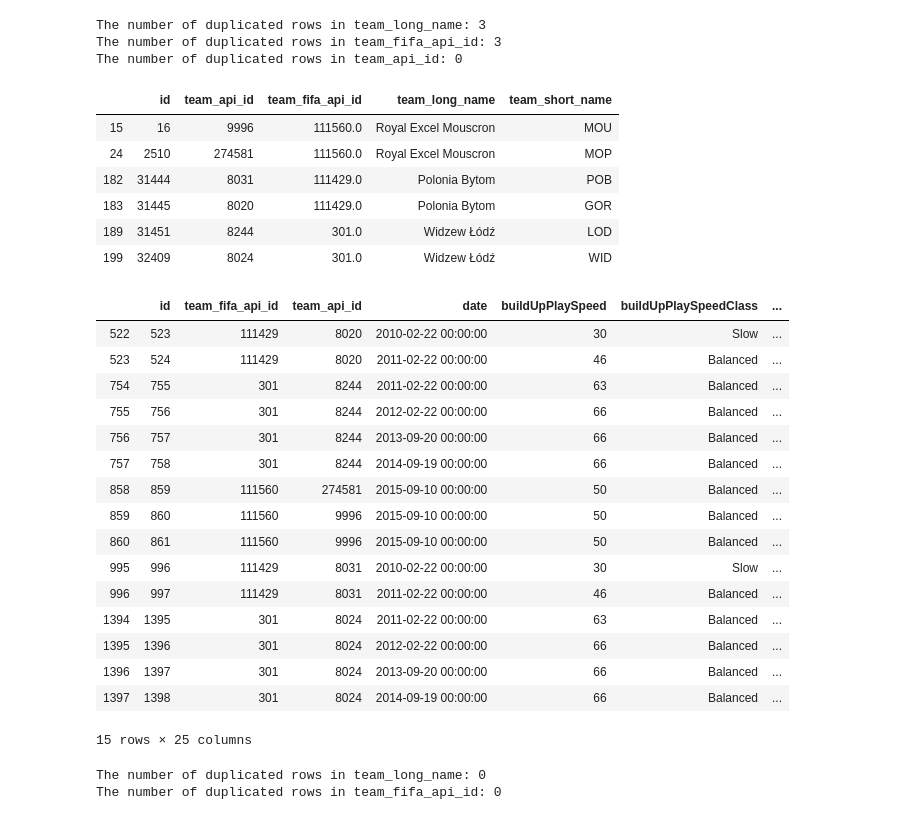
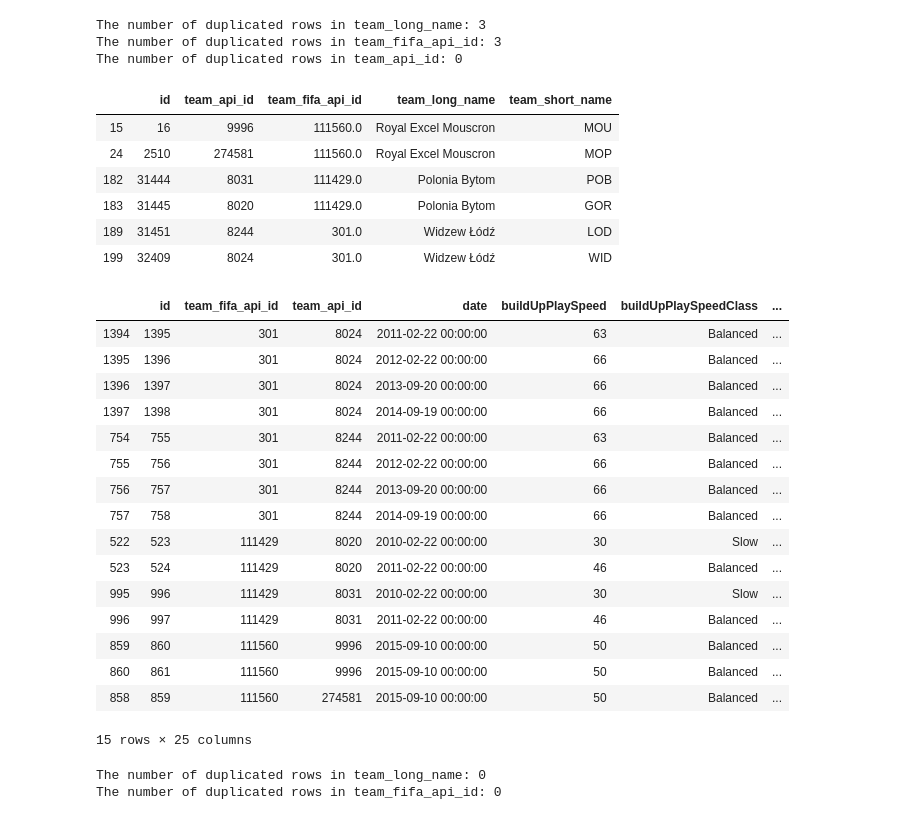
Before and after one commit to AmgadAshraf/EuropeanSoccer, a Jupyter notebook: ProjectNotebook.ipynb, the cells around one changed output. Drawn from its saved outputs; the diff is of its cells as text; code cells hidden in the pictures.

```diff
--- a/ProjectNotebook.ipynb
+++ b/ProjectNotebook.ipynb
@@ -692,32 +692,32 @@ The number of duplicated rows in team_api_id: 0
 # %%
 duplicate_rows_df= team_df[team_df.duplicated(['team_fifa_api_id', 'team_long_name'], keep=False)]
 display(duplicate_rows_df)
 target_team_api_id=duplicate_rows_df['team_fifa_api_id'].tolist()
 teamAttributes_subset=teamAttributes_df.loc[teamAttributes_df['team_fifa_api_id'].isin(target_team_api_id)]
-display(teamAttributes_subset)
+display(teamAttributes_subset.sort_values(['team_fifa_api_id','team_api_id']))
 # %% [output]
 |  | id | team_api_id | team_fifa_api_id | team_long_name | team_short_name |
 | 15 | 16 | 9996 | 111560.0 | Royal Excel Mouscron | MOU |
 | 24 | 2510 | 274581 | 111560.0 | Royal Excel Mouscron | MOP |
 | 182 | 31444 | 8031 | 111429.0 | Polonia Bytom | POB |
 | 183 | 31445 | 8020 | 111429.0 | Polonia Bytom | GOR |
 | 189 | 31451 | 8244 | 301.0 | Widzew Łódź | LOD |
 | 199 | 32409 | 8024 | 301.0 | Widzew Łódź | WID |
 |  | id | team_fifa_api_id | team_api_id | date | buildUpPlaySpeed | buildUpPlaySpeedClass | ... |
-| 522 | 523 | 111429 | 8020 | 2010-02-22 00:00:00 | 30 | Slow | ... |
-| 523 | 524 | 111429 | 8020 | 2011-02-22 00:00:00 | 46 | Balanced | ... |
+| 1394 | 1395 | 301 | 8024 | 2011-02-22 00:00:00 | 63 | Balanced | ... |
+| 1395 | 1396 | 301 | 8024 | 2012-02-22 00:00:00 | 66 | Balanced | ... |
+| 1396 | 1397 | 301 | 8024 | 2013-09-20 00:00:00 | 66 | Balanced | ... |
+| 1397 | 1398 | 301 | 8024 | 2014-09-19 00:00:00 | 66 | Balanced | ... |
 | 754 | 755 | 301 | 8244 | 2011-02-22 00:00:00 | 63 | Balanced | ... |
 | 755 | 756 | 301 | 8244 | 2012-02-22 00:00:00 | 66 | Balanced | ... |
 | 756 | 757 | 301 | 8244 | 2013-09-20 00:00:00 | 66 | Balanced | ... |
 | 757 | 758 | 301 | 8244 | 2014-09-19 00:00:00 | 66 | Balanced | ... |
-| 858 | 859 | 111560 | 274581 | 2015-09-10 00:00:00 | 50 | Balanced | ... |
+| 522 | 523 | 111429 | 8020 | 2010-02-22 00:00:00 | 30 | Slow | ... |
+| 523 | 524 | 111429 | 8020 | 2011-02-22 00:00:00 | 46 | Balanced | ... |
+| 995 | 996 | 111429 | 8031 | 2010-02-22 00:00:00 | 30 | Slow | ... |
+| 996 | 997 | 111429 | 8031 | 2011-02-22 00:00:00 | 46 | Balanced | ... |
 | 859 | 860 | 111560 | 9996 | 2015-09-10 00:00:00 | 50 | Balanced | ... |
 | 860 | 861 | 111560 | 9996 | 2015-09-10 00:00:00 | 50 | Balanced | ... |
-| 995 | 996 | 111429 | 8031 | 2010-02-22 00:00:00 | 30 | Slow | ... |
-| 996 | 997 | 111429 | 8031 | 2011-02-22 00:00:00 | 46 | Balanced | ... |
-| 1394 | 1395 | 301 | 8024 | 2011-02-22 00:00:00 | 63 | Balanced | ... |
-| 1395 | 1396 | 301 | 8024 | 2012-02-22 00:00:00 | 66 | Balanced | ... |
-| 1396 | 1397 | 301 | 8024 | 2013-09-20 00:00:00 | 66 | Balanced | ... |
-| 1397 | 1398 | 301 | 8024 | 2014-09-19 00:00:00 | 66 | Balanced | ... |
+| 858 | 859 | 111560 | 274581 | 2015-09-10 00:00:00 | 50 | Balanced | ... |
 15 rows × 25 columns
 # %%
```
Also changed, not shown: parts of 15 cells of this notebook.
